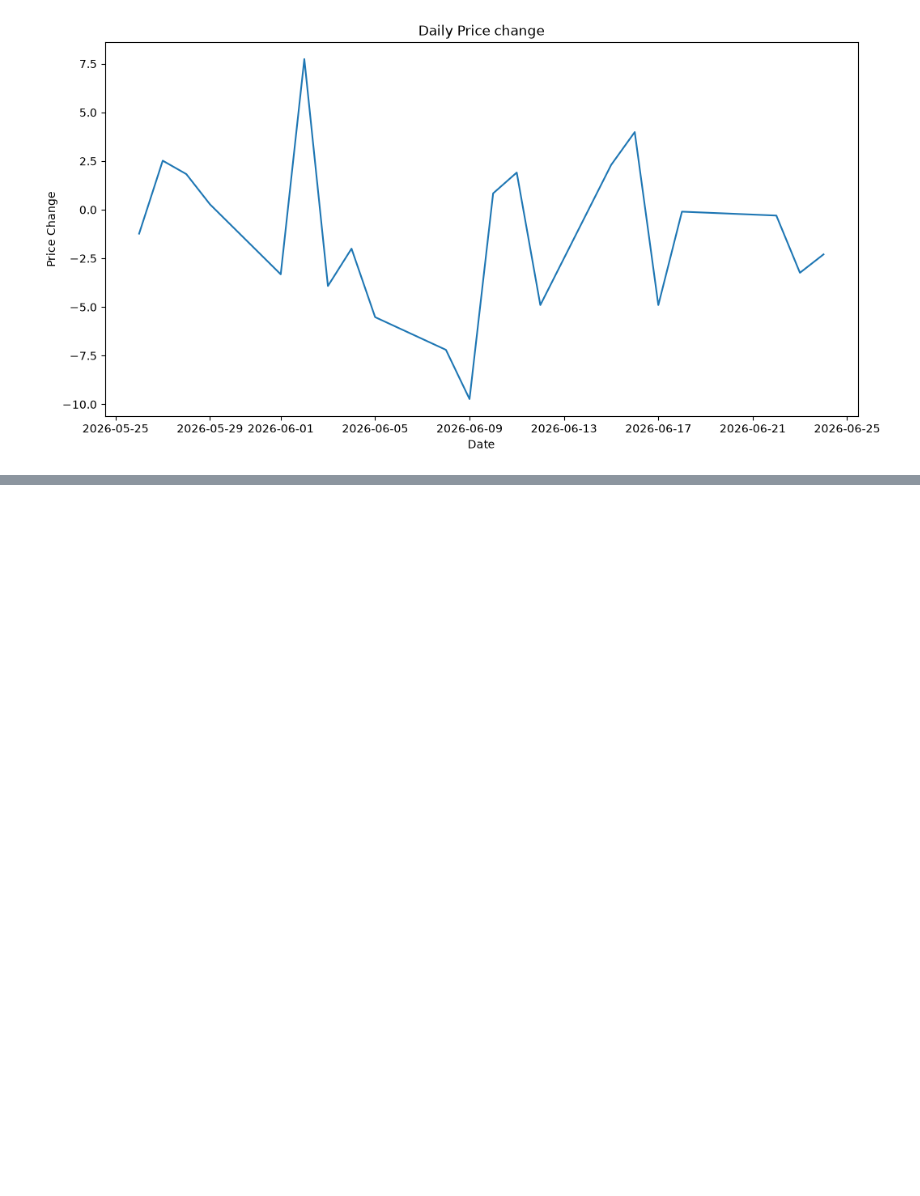
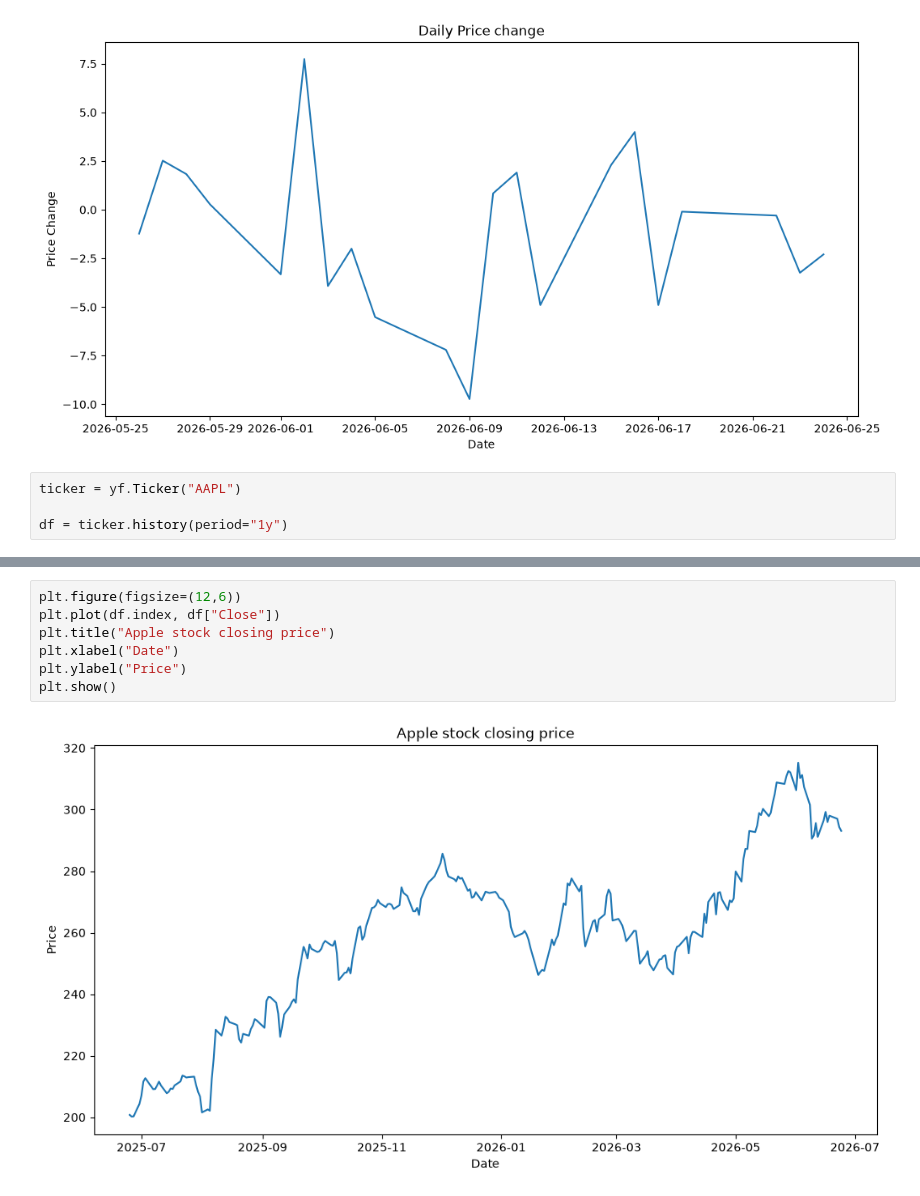
Before and after one commit to aaliya0704/Stock-Price-Analysis, a Jupyter notebook: stock_analysis.ipynb, the cells around one changed output, grey strips where cells are left out. Drawn from its saved outputs; the diff is of its cells as text; blank space fills up the shorter version.

Commit message:
Added stock price visualisation(1 year)

```diff
--- a/stock_analysis.ipynb
+++ b/stock_analysis.ipynb
@@ -111,3 +111,7 @@ plt.ylabel("Price Change")
 plt.show()
 # %% [output]
 [figure]
+# %%
+ticker = yf.Ticker("AAPL")
+
+df = ticker.history(period="1y")
@@ -113,0 +155,9 @@ plt.show()
+# %%
+plt.figure(figsize=(12,6))
+plt.plot(df.index, df["Close"])
+plt.title("Apple stock closing price")
+plt.xlabel("Date")
+plt.ylabel("Price")
+plt.show()
+# %% [output]
+[figure, added]
```
Also changed, not shown: parts of 3 cells of this notebook.
